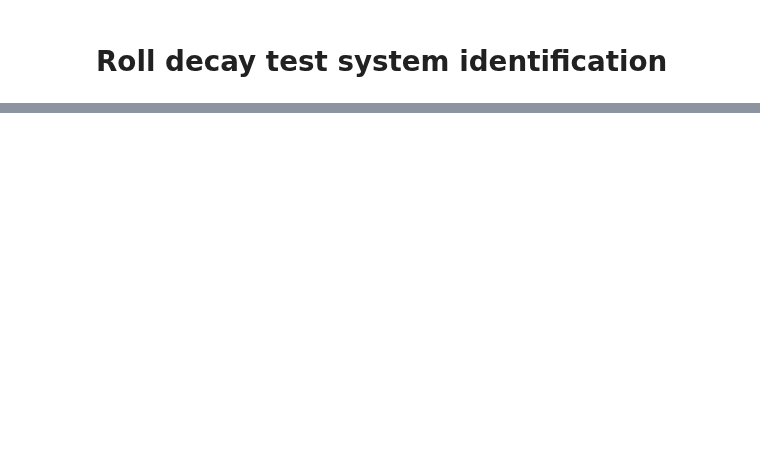
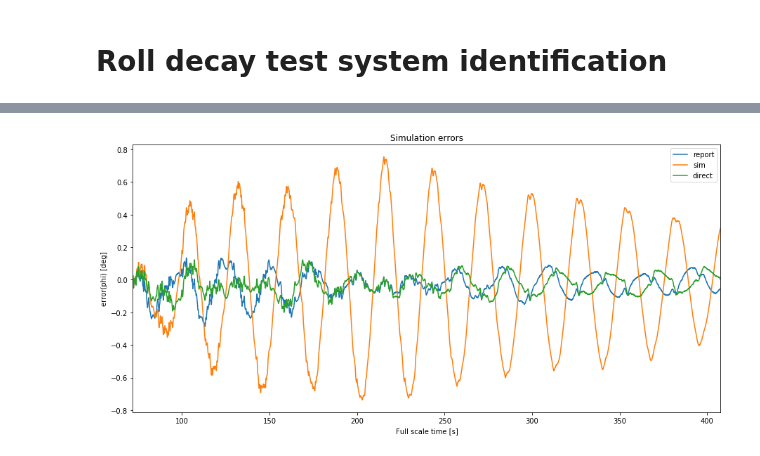
Before and after one commit to martinlarsalbert/rolldecay, a Jupyter notebook: notebooks/rolldecay/03.1_maa_roll_decay_test_system_identification.ipynb, the cells around one changed output, grey strips where cells are left out. Saved outputs shown, nothing was run; the diff lists cells and outputs as text; code cells hidden in the pictures; blank space fills up the shorter version.

```diff
--- a/notebooks/rolldecay/03.1_maa_roll_decay_test_system_identification.ipynb
+++ b/notebooks/rolldecay/03.1_maa_roll_decay_test_system_identification.ipynb
@@ -175,0 +196,15 @@ parameters
+# %%
+fig,ax = plt.subplots()
+df_errors = pd.DataFrame(index=df_cut.index)
+df_errors['report'] = df_sim_report['phi'] - df_cut['phi_raw']
+df_errors['sim'] = df_sim['phi'] - df_cut['phi_raw']
+df_errors['direct'] = df_sim_direct['phi'] - df_cut['phi_raw']
+
+df_errors_deg = np.rad2deg(df_errors)
+
+df_errors_deg.plot(ax=ax)
+ax.set_title('Simulation errors')
+ax.set_xlabel('Full scale time [s]')
+ax.set_ylabel('error(phi) [deg]');
+# %% [output]
+[figure, added]
```
Also changed, not shown: parts of 30 cells of this notebook.
